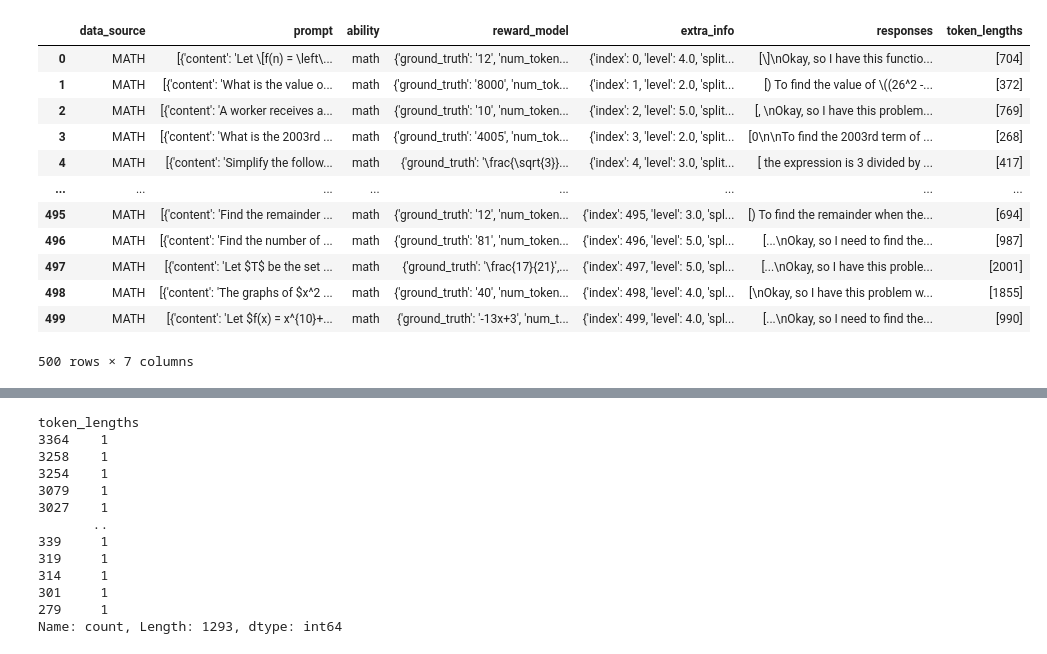
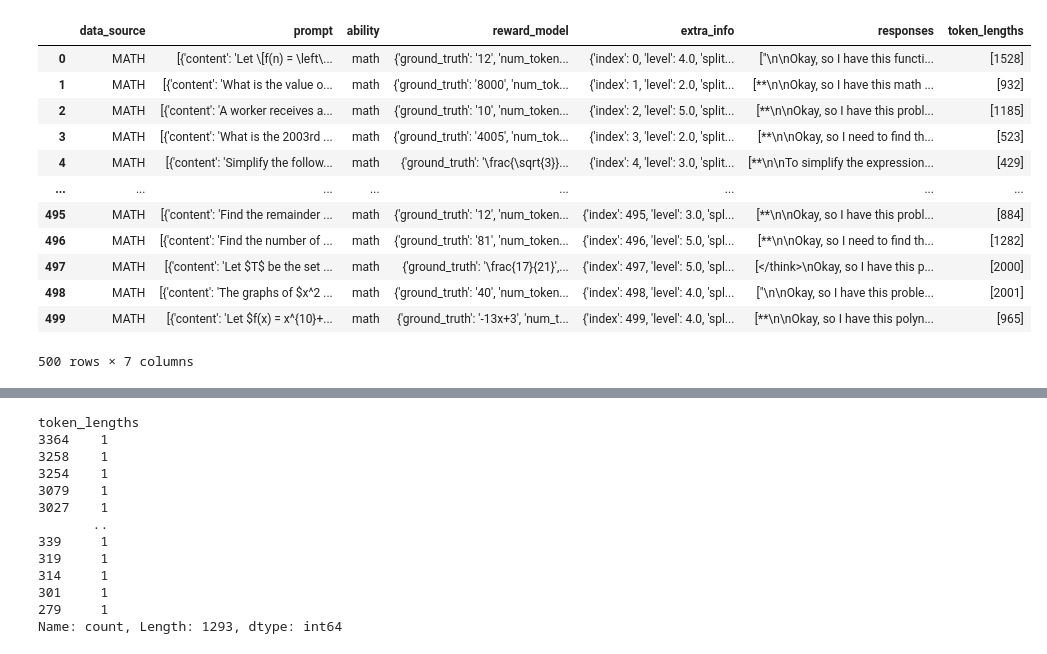
Before and after one commit to cayasryan/AdaptiveMathReasoning, a Jupyter notebook: explore/explore_eval_results.ipynb, the cells around one changed output, grey strips where cells are left out. Drawn from its saved outputs; the diff is of its cells as text; code cells hidden in the pictures.

```diff
--- a/explore/explore_eval_results.ipynb
+++ b/explore/explore_eval_results.ipynb
@@ -1,22 +1,22 @@
 # %%
 import pandas as pd
 
 # Read parquet file
-math_val = pd.read_parquet("../eval_results/Responses_L1-Max-Qwen-1.5B-Adaptive_test_no_level_type.parquet")
+math_val = pd.read_parquet("../eval_results/Responses_L1-Qwen-1.5B-Max_test_w_level_type.parquet")
 math_val
 # %% [output]
 |  | data_source | prompt | ability | reward_model | extra_info | responses | token_lengths |
-| 0 | MATH | [{'content': 'Let \[f(n) = \left\... | math | {'ground_truth': '12', 'num_token... | {'index': 0, 'level': 4.0, 'split... | [\]\nOkay, so I have this functio... | [704] |
-| 1 | MATH | [{'content': 'What is the value o... | math | {'ground_truth': '8000', 'num_tok... | {'index': 1, 'level': 2.0, 'split... | [) To find the value of \((26^2 -... | [372] |
-| 2 | MATH | [{'content': 'A worker receives a... | math | {'ground_truth': '10', 'num_token... | {'index': 2, 'level': 5.0, 'split... | [, \nOkay, so I have this problem... | [769] |
-| 3 | MATH | [{'content': 'What is the 2003rd ... | math | {'ground_truth': '4005', 'num_tok... | {'index': 3, 'level': 2.0, 'split... | [0\n\nTo find the 2003rd term of ... | [268] |
-| 4 | MATH | [{'content': 'Simplify the follow... | math | {'ground_truth': '\frac{\sqrt{3}}... | {'index': 4, 'level': 3.0, 'split... | [ the expression is 3 divided by ... | [417] |
+| 0 | MATH | [{'content': 'Let \[f(n) = \left\... | math | {'ground_truth': '12', 'num_token... | {'index': 0, 'level': 4.0, 'split... | ["\n\nOkay, so I have this functi... | [1528] |
+| 1 | MATH | [{'content': 'What is the value o... | math | {'ground_truth': '8000', 'num_tok... | {'index': 1, 'level': 2.0, 'split... | [**\n\nOkay, so I have this math ... | [932] |
+| 2 | MATH | [{'content': 'A worker receives a... | math | {'ground_truth': '10', 'num_token... | {'index': 2, 'level': 5.0, 'split... | [**\n\nOkay, so I have this probl... | [1185] |
+| 3 | MATH | [{'content': 'What is the 2003rd ... | math | {'ground_truth': '4005', 'num_tok... | {'index': 3, 'level': 2.0, 'split... | [**\n\nOkay, so I need to find th... | [523] |
+| 4 | MATH | [{'content': 'Simplify the follow... | math | {'ground_truth': '\frac{\sqrt{3}}... | {'index': 4, 'level': 3.0, 'split... | [**\n\nTo simplify the expression... | [429] |
 | ... | ... | ... | ... | ... | ... | ... | ... |
-| 495 | MATH | [{'content': 'Find the remainder ... | math | {'ground_truth': '12', 'num_token... | {'index': 495, 'level': 3.0, 'spl... | [) To find the remainder when the... | [694] |
-| 496 | MATH | [{'content': 'Find the number of ... | math | {'ground_truth': '81', 'num_token... | {'index': 496, 'level': 5.0, 'spl... | [...\nOkay, so I need to find the... | [987] |
-| 497 | MATH | [{'content': 'Let $T$ be the set ... | math | {'ground_truth': '\frac{17}{21}',... | {'index': 497, 'level': 5.0, 'spl... | [...\nOkay, so I have this proble... | [2001] |
-| 498 | MATH | [{'content': 'The graphs of $x^2 ... | math | {'ground_truth': '40', 'num_token... | {'index': 498, 'level': 4.0, 'spl... | [\nOkay, so I have this problem w... | [1855] |
-| 499 | MATH | [{'content': 'Let $f(x) = x^{10}+... | math | {'ground_truth': '-13x+3', 'num_t... | {'index': 499, 'level': 4.0, 'spl... | [...\nOkay, so I need to find the... | [990] |
+| 495 | MATH | [{'content': 'Find the remainder ... | math | {'ground_truth': '12', 'num_token... | {'index': 495, 'level': 3.0, 'spl... | [**\n\nOkay, so I have this probl... | [884] |
+| 496 | MATH | [{'content': 'Find the number of ... | math | {'ground_truth': '81', 'num_token... | {'index': 496, 'level': 5.0, 'spl... | [**\n\nOkay, so I need to find th... | [1282] |
+| 497 | MATH | [{'content': 'Let $T$ be the set ... | math | {'ground_truth': '\frac{17}{21}',... | {'index': 497, 'level': 5.0, 'spl... | [</think>\nOkay, so I have this p... | [2000] |
+| 498 | MATH | [{'content': 'The graphs of $x^2 ... | math | {'ground_truth': '40', 'num_token... | {'index': 498, 'level': 4.0, 'spl... | ["\n\nOkay, so I have this proble... | [2001] |
+| 499 | MATH | [{'content': 'Let $f(x) = x^{10}+... | math | {'ground_truth': '-13x+3', 'num_t... | {'index': 499, 'level': 4.0, 'spl... | [**\n\nOkay, so I have this polyn... | [965] |
 500 rows × 7 columns
 # %%
 from utils import last_boxed_only_string, remove_boxed
```
Also changed, not shown: parts of 3 cells of this notebook, 21 other files.
